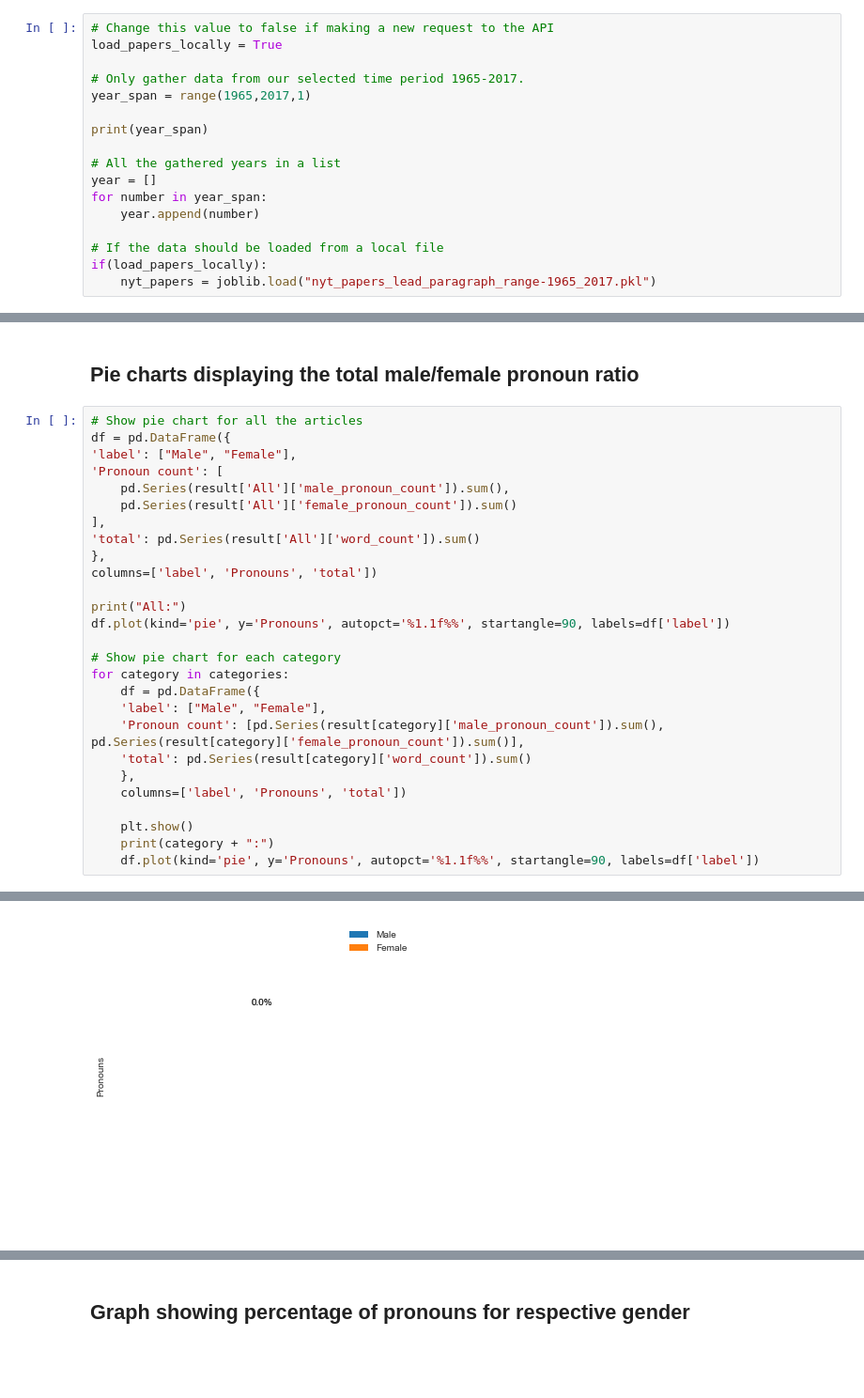
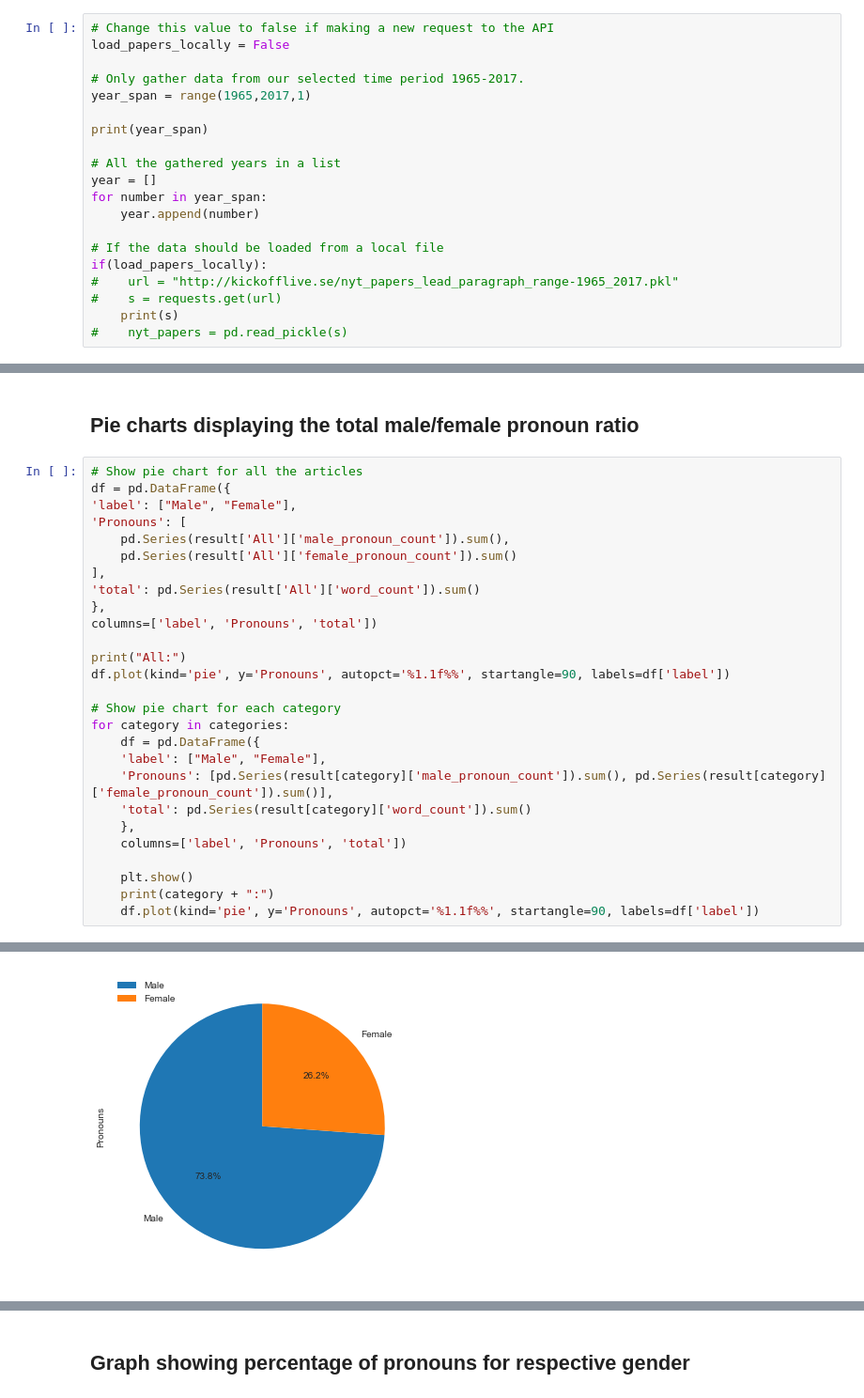
Before and after one commit to thejool/dataminingproject, a Jupyter notebook: Data-Mining-Project-latest.ipynb, the cells around one changed output, grey strips where cells are left out. Shown at 94% size. Saved outputs shown, nothing was run; the diff lists cells and outputs as text; blank space fills up the shorter version.

```diff
--- a/Data-Mining-Project-latest.ipynb
+++ b/Data-Mining-Project-latest.ipynb
@@ -95,7 +96,7 @@ Requirement already satisfied: oauthlib>=0.6.2 in /usr/local/lib/python3.7/site-
 Instead of requesting the data from the New York Times API we can collect everything from a local saved file. It's important that the file is formatted correctly to work with the data preprocessing
 # %%
 # Change this value to false if making a new request to the API
-load_papers_locally = True
+load_papers_locally = False
 
 # Only gather data from our selected time period 1965-2017.
 year_span = range(1965,2017,1)
@@ -109,7 +110,10 @@ for number in year_span:
 
 # If the data should be loaded from a local file
 if(load_papers_locally):
-    nyt_papers = joblib.load("nyt_papers_lead_paragraph_range-1965_2017.pkl")
+#    url = "http://kickofflive.se/nyt_papers_lead_paragraph_range-1965_2017.pkl"
+#    s = requests.get(url)
+    print(s)
+#    nyt_papers = pd.read_pickle(s)
 # %% [output]
 range(1965, 2017)
 # %% [markdown]
@@ -478,31 +484,31 @@ Business:
 # %%
 # Show pie chart for all the articles
 df = pd.DataFrame({
 'label': ["Male", "Female"],
-'Pronoun count': [
+'Pronouns': [
     pd.Series(result['All']['male_pronoun_count']).sum(),
     pd.Series(result['All']['female_pronoun_count']).sum()
 ],
 'total': pd.Series(result['All']['word_count']).sum()
 },
 columns=['label', 'Pronouns', 'total'])
 
 print("All:")
 df.plot(kind='pie', y='Pronouns', autopct='%1.1f%%', startangle=90, labels=df['label'])
 
 # Show pie chart for each category
 for category in categories:
     df = pd.DataFrame({
     'label': ["Male", "Female"],
-    'Pronoun count': [pd.Series(result[category]['male_pronoun_count']).sum(), pd.Series(result[category]['female_pronoun_count']).sum()],
+    'Pronouns': [pd.Series(result[category]['male_pronoun_count']).sum(), pd.Series(result[category]['female_pronoun_count']).sum()],
     'total': pd.Series(result[category]['word_count']).sum()
     },
     columns=['label', 'Pronouns', 'total'])
 
     plt.show()
     print(category + ":")
     df.plot(kind='pie', y='Pronouns', autopct='%1.1f%%', startangle=90, labels=df['label'])
 # %% [output]
 All:
-[figure, old version]
+[figure, new version]
 Sports:
```
Also changed, not shown: parts of 10 cells of this notebook.
